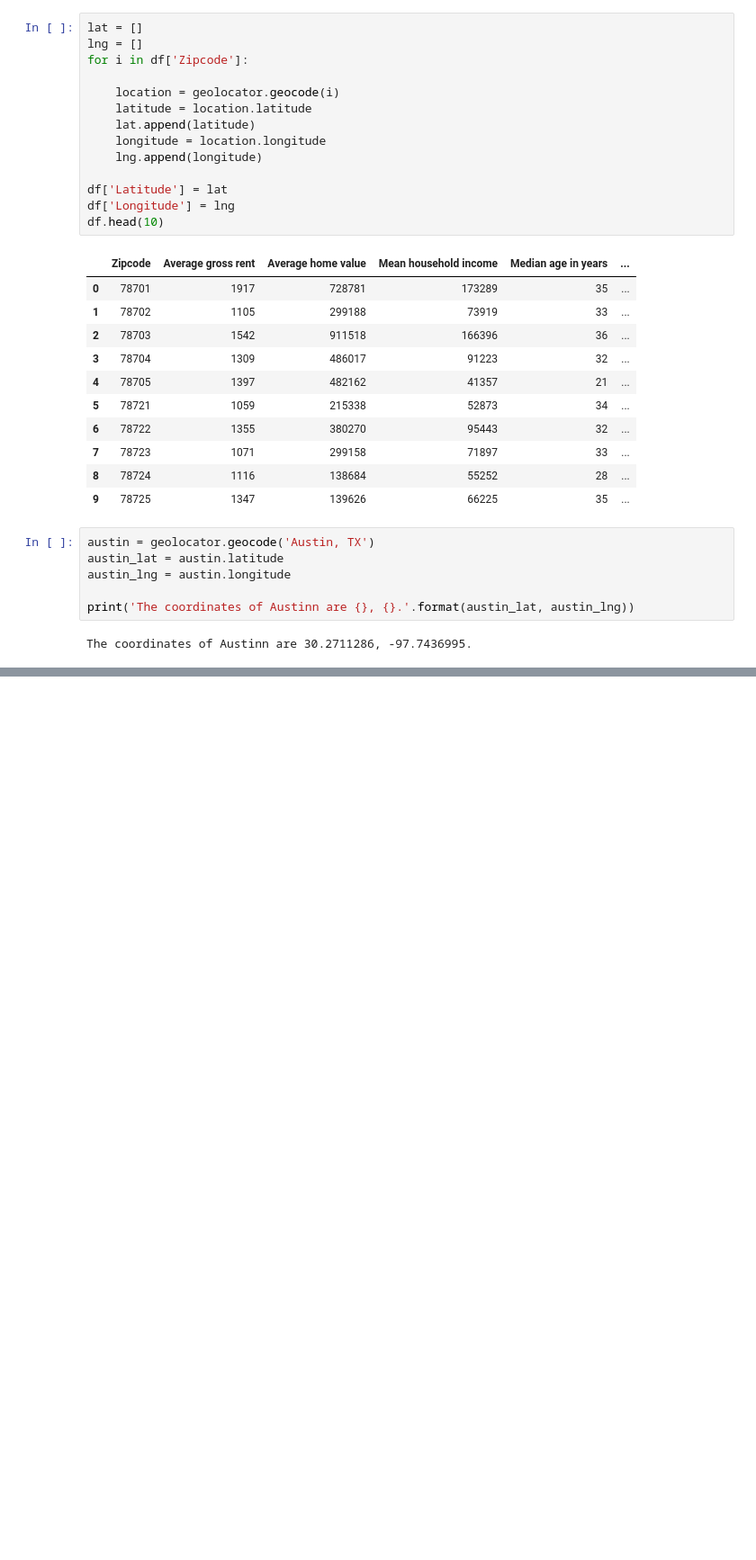
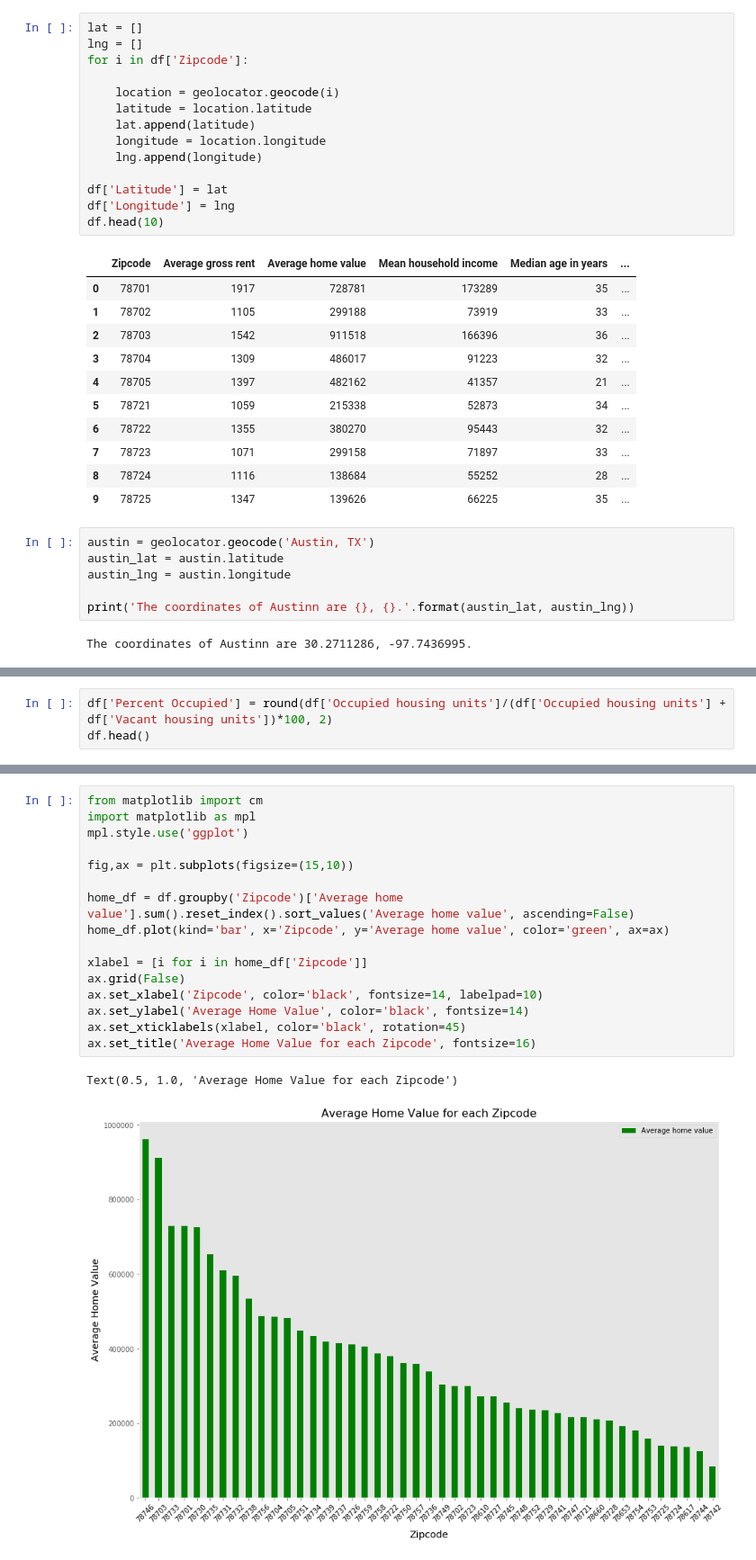
Before and after one commit to MilanDean/IBM-Machine-Learning-Capstone, a Jupyter notebook: IBM Capstone Project - Milan Dean.ipynb, the cells around one changed output, grey strips where cells are left out. Shown: that part at 90% size. Drawn from its saved outputs; the diff is of its cells as text; blank space fills up the shorter version.

```diff
--- a/IBM Capstone Project - Milan Dean.ipynb
+++ b/IBM Capstone Project - Milan Dean.ipynb
@@ -180,0 +205,3 @@ map_austin
+# %%
+df['Percent Occupied'] = round(df['Occupied housing units']/(df['Occupied housing units'] + df['Vacant housing units'])*100, 2)
+df.head()
@@ -180,0 +219,19 @@ map_austin
+# %%
+from matplotlib import cm
+import matplotlib as mpl
+mpl.style.use('ggplot')
+
+fig,ax = plt.subplots(figsize=(15,10))
+
+home_df = df.groupby('Zipcode')['Average home value'].sum().reset_index().sort_values('Average home value', ascending=False)
+home_df.plot(kind='bar', x='Zipcode', y='Average home value', color='green', ax=ax)
+
+xlabel = [i for i in home_df['Zipcode']]
+ax.grid(False)
+ax.set_xlabel('Zipcode', color='black', fontsize=14, labelpad=10)
+ax.set_ylabel('Average Home Value', color='black', fontsize=14)
+ax.set_xticklabels(xlabel, color='black', rotation=45)
+ax.set_title('Average Home Value for each Zipcode', fontsize=16)
+# %% [output]
+Text(0.5, 1.0, 'Average Home Value for each Zipcode')
+[figure, added]
```
Also changed, not shown: parts of 66 cells of this notebook.
